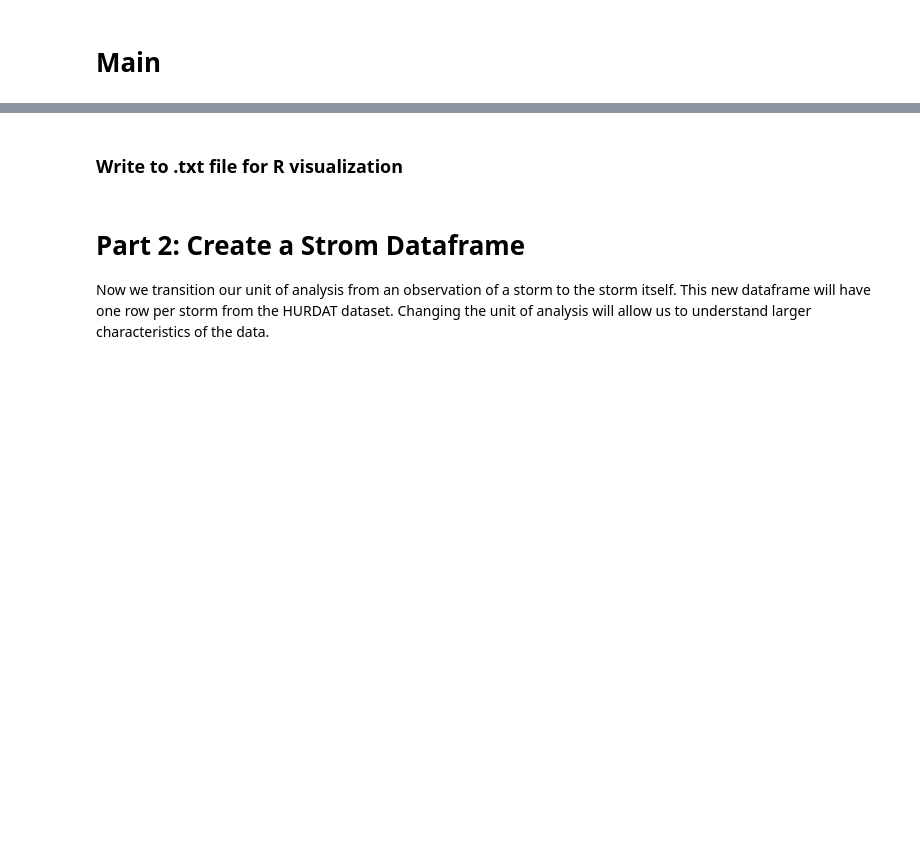
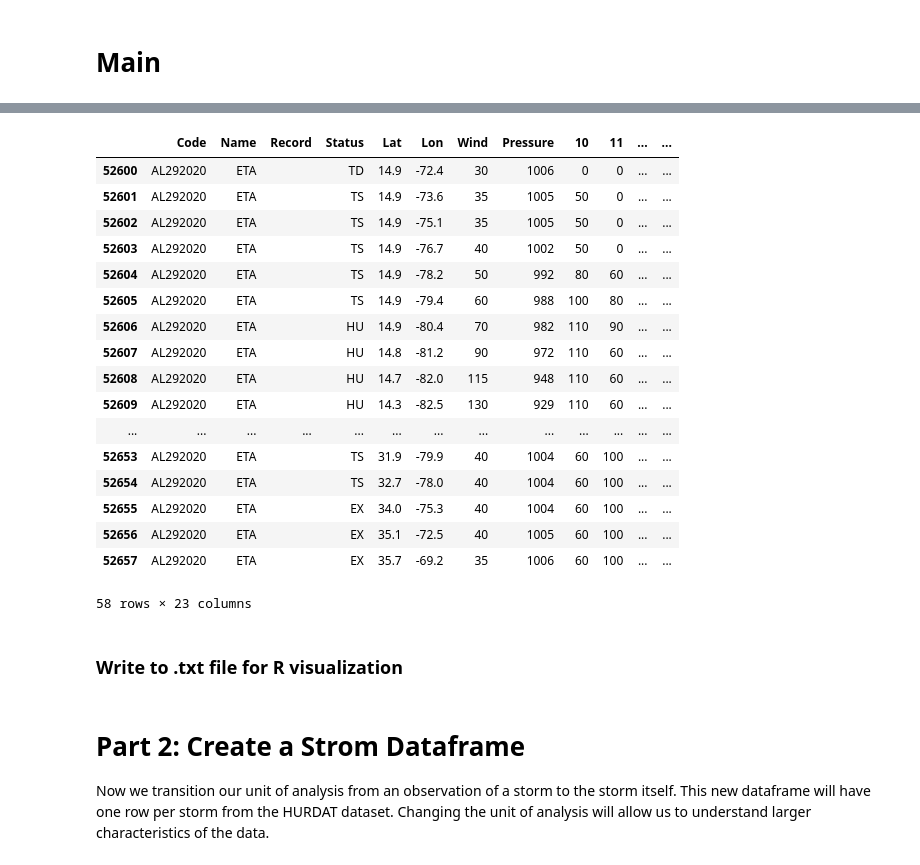
Before and after one commit to SamLeBlanc/Hurricane-RI-Analysis, a Jupyter notebook: scripts/RI_Analysis.ipynb, the cells around one changed output, grey strips where cells are left out. Cells and saved outputs as stored; diff of their text form; code cells hidden in the pictures; blank space fills up the shorter version.

```diff
--- a/scripts/RI_Analysis.ipynb
+++ b/scripts/RI_Analysis.ipynb
@@ -494,7 +461,27 @@ d = datetime.today()
 df.to_pickle(f"{d.month}_{d.day}_{d.year}.pkl")
 # %%
 # Read Pickle
-df = pd.read_pickle("11_27_2021.pkl")
+df = pd.read_pickle("12_7_2021.pkl")
+df[df.Code == 'AL292020']
+# %% [output]
+|  | Code | Name | Record | Status | Lat | Lon | Wind | Pressure | 10 | 11 | ... | ... |
+| 52600 | AL292020 | ETA |  | TD | 14.9 | -72.4 | 30 | 1006 | 0 | 0 | ... | ... |
+| 52601 | AL292020 | ETA |  | TS | 14.9 | -73.6 | 35 | 1005 | 50 | 0 | ... | ... |
+| 52602 | AL292020 | ETA |  | TS | 14.9 | -75.1 | 35 | 1005 | 50 | 0 | ... | ... |
+| 52603 | AL292020 | ETA |  | TS | 14.9 | -76.7 | 40 | 1002 | 50 | 0 | ... | ... |
+| 52604 | AL292020 | ETA |  | TS | 14.9 | -78.2 | 50 | 992 | 80 | 60 | ... | ... |
+| 52605 | AL292020 | ETA |  | TS | 14.9 | -79.4 | 60 | 988 | 100 | 80 | ... | ... |
+| 52606 | AL292020 | ETA |  | HU | 14.9 | -80.4 | 70 | 982 | 110 | 90 | ... | ... |
+| 52607 | AL292020 | ETA |  | HU | 14.8 | -81.2 | 90 | 972 | 110 | 60 | ... | ... |
+| 52608 | AL292020 | ETA |  | HU | 14.7 | -82.0 | 115 | 948 | 110 | 60 | ... | ... |
+| 52609 | AL292020 | ETA |  | HU | 14.3 | -82.5 | 130 | 929 | 110 | 60 | ... | ... |
+| ... | ... | ... | ... | ... | ... | ... | ... | ... | ... | ... | ... | ... |
+| 52653 | AL292020 | ETA |  | TS | 31.9 | -79.9 | 40 | 1004 | 60 | 100 | ... | ... |
+| 52654 | AL292020 | ETA |  | TS | 32.7 | -78.0 | 40 | 1004 | 60 | 100 | ... | ... |
+| 52655 | AL292020 | ETA |  | EX | 34.0 | -75.3 | 40 | 1004 | 60 | 100 | ... | ... |
+| 52656 | AL292020 | ETA |  | EX | 35.1 | -72.5 | 40 | 1005 | 60 | 100 | ... | ... |
+| 52657 | AL292020 | ETA |  | EX | 35.7 | -69.2 | 35 | 1006 | 60 | 100 | ... | ... |
+58 rows × 23 columns
 # %% [markdown]
 ### Write to .txt file for R visualization
 # %%
```
Also changed, not shown: parts of 23 cells of this notebook, 7 other files.
